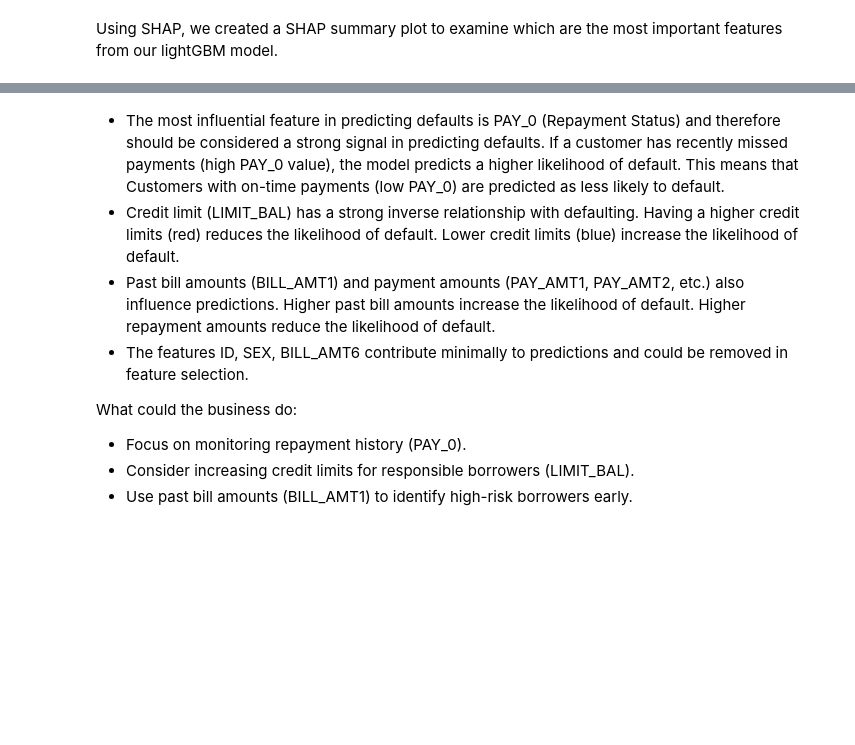
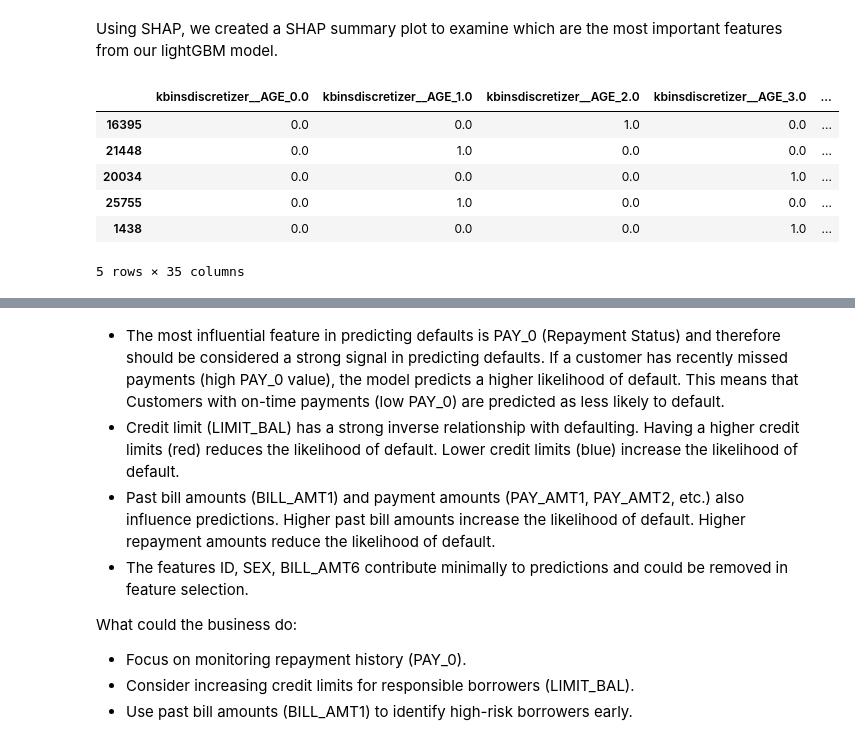
Before and after one commit to miketham24/cpsc330_hw5, a Jupyter notebook: hw5.ipynb, the cells around one changed output, grey strips where cells are left out. Cells and saved outputs as stored; diff of their text form; code cells hidden in the pictures; blank space fills up the shorter version.

```diff
--- a/hw5.ipynb
+++ b/hw5.ipynb
@@ -814,17 +858,17 @@ Now for lightGBM:
 from sklearn.model_selection import RandomizedSearchCV
 
 param_dist = {
-    'n_estimators': [50, 100, 200, 300, 400],
-    'learning_rate': [0.01, 0.03, 0.05, 0.1, 0.2],
-    'max_depth': [3, 5, 7, 10, 15],
-    'num_leaves': [10, 20, 31, 40, 50],
-    'min_child_samples': [5, 10, 20, 30],
-    'subsample': [0.6, 0.7, 0.8, 0.9, 1.0],
-    'colsample_bytree': [0.6, 0.7, 0.8, 0.9, 1.0]
+    'lgbmclassifier__n_estimators': [50, 100, 200, 300, 400],
+    'lgbmclassifier__learning_rate': [0.01, 0.03, 0.05, 0.1, 0.2],
+    'lgbmclassifier__max_depth': [3, 5, 7, 10, 15],
+    'lgbmclassifier__num_leaves': [10, 20, 31, 40, 50],
+    'lgbmclassifier__min_child_samples': [5, 10, 20, 30],
+    'lgbmclassifier__subsample': [0.6, 0.7, 0.8, 0.9, 1.0],
+    'lgbmclassifier__colsample_bytree': [0.6, 0.7, 0.8, 0.9, 1.0]
 }
 
 random_search_lgb = RandomizedSearchCV(
-    lgb.LGBMClassifier(random_state=123),
+    lgb_pipeline,
     param_distributions=param_dist,
     n_iter=30,
     cv=5,
@@ -890,3 +920,18 @@ Solution_11
 _Points:_ 10
 # %% [markdown]
 Using SHAP, we created a SHAP summary plot to examine which are the most important features from our lightGBM model.
+# %%
+X_train_enc = pd.DataFrame(
+    data=preprocessor.transform(X_train),
+    columns=preprocessor.get_feature_names_out(),
+    index=X_train.index,
+)
+X_train_enc.head()
+# %% [output]
+|  | kbinsdiscretizer__AGE_0.0 | kbinsdiscretizer__AGE_1.0 | kbinsdiscretizer__AGE_2.0 | kbinsdiscretizer__AGE_3.0 | ... |
+| 16395 | 0.0 | 0.0 | 1.0 | 0.0 | ... |
+| 21448 | 0.0 | 1.0 | 0.0 | 0.0 | ... |
+| 20034 | 0.0 | 0.0 | 0.0 | 1.0 | ... |
+| 25755 | 0.0 | 1.0 | 0.0 | 0.0 | ... |
+| 1438 | 0.0 | 0.0 | 0.0 | 1.0 | ... |
+5 rows × 35 columns
```
Also changed, not shown: parts of 24 cells of this notebook, 1 other file.
